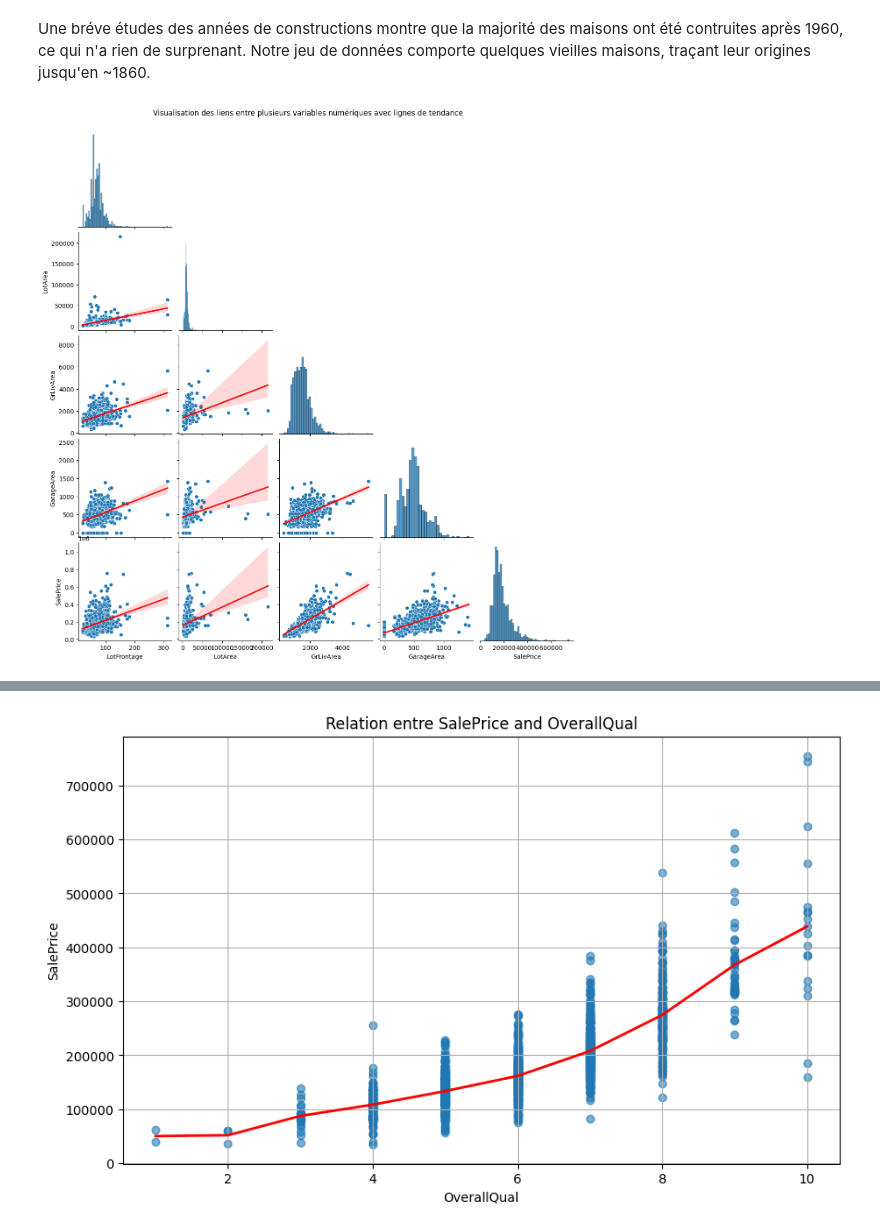
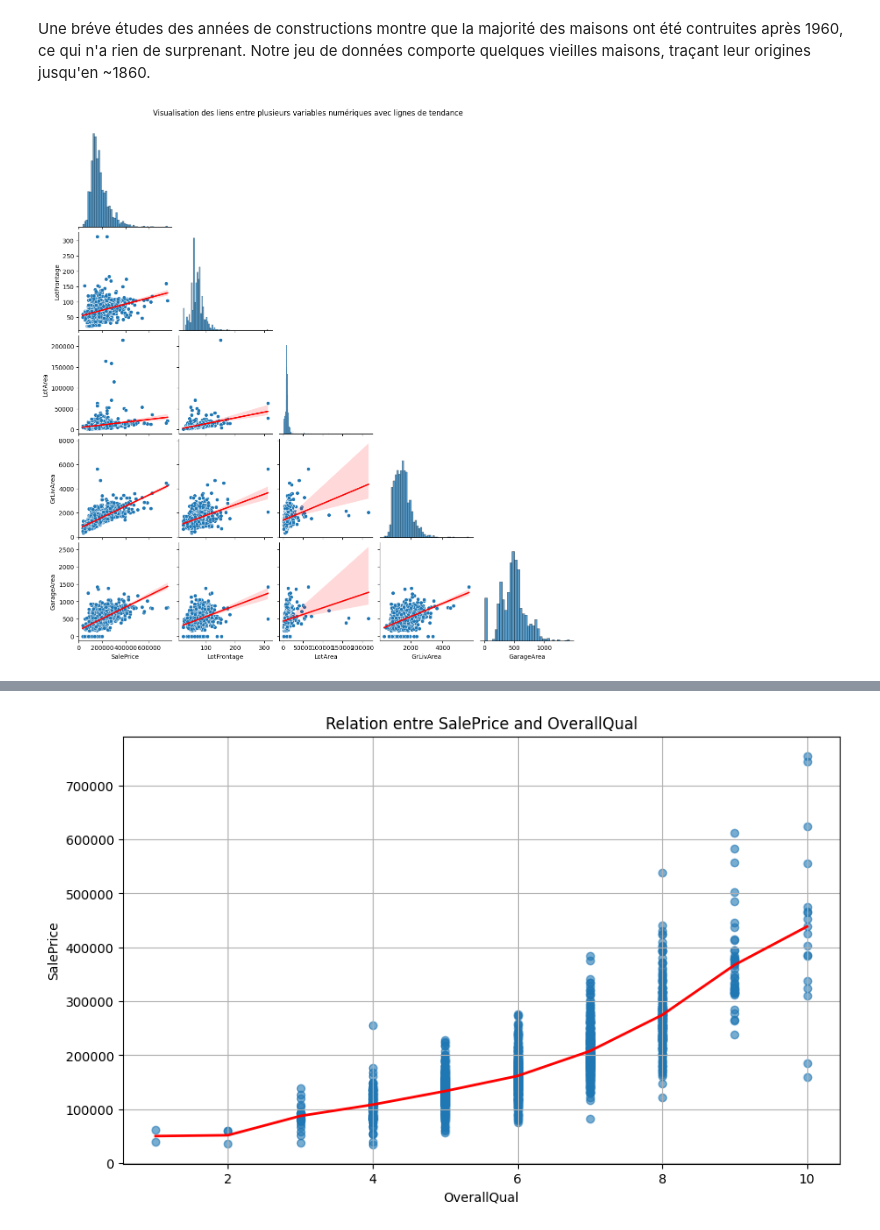
Before and after one commit to Briefgarde/kaggle_housePrice, a Jupyter notebook: ProjectDS_Kaggle_HousePriceReg.ipynb, the cells around one changed output, grey strips where cells are left out. Drawn from its saved outputs; the diff is of its cells as text; code cells hidden in the pictures.

```diff
--- a/ProjectDS_Kaggle_HousePriceReg.ipynb
+++ b/ProjectDS_Kaggle_HousePriceReg.ipynb
@@ -320,17 +320,17 @@ plt.show()
 # %% [markdown]
 Une bréve études des années de constructions montre que la majorité des maisons ont été contruites après 1960, ce qui n'a rien de surprenant. Notre jeu de données comporte quelques vieilles maisons, traçant leur origines jusqu'en ~1860.
 # %%
-numerical_features = ['LotFrontage', 'LotArea', 'GrLivArea', 'GarageArea', 'SalePrice']
+numerical_features = ['SalePrice','LotFrontage', 'LotArea', 'GrLivArea', 'GarageArea']
 
 # Créer le pairplot
 g = sns.pairplot(train[numerical_features], corner=True)
 
 # Ajouter des lignes de tendance
 for i, j in zip(*np.tril_indices_from(g.axes, -1)):
     sns.regplot(x=numerical_features[j], y=numerical_features[i], data=train,
                 ax=g.axes[i, j], scatter=False, line_kws={"color":"red"})
 
 plt.suptitle('Visualisation des liens entre plusieurs variables numériques avec lignes de tendance', y=1.02)
 plt.show()
 # %% [output]
-[figure, old version]
+[figure, new version]
```
Also changed, not shown: parts of 4 cells of this notebook, 1 other file.
